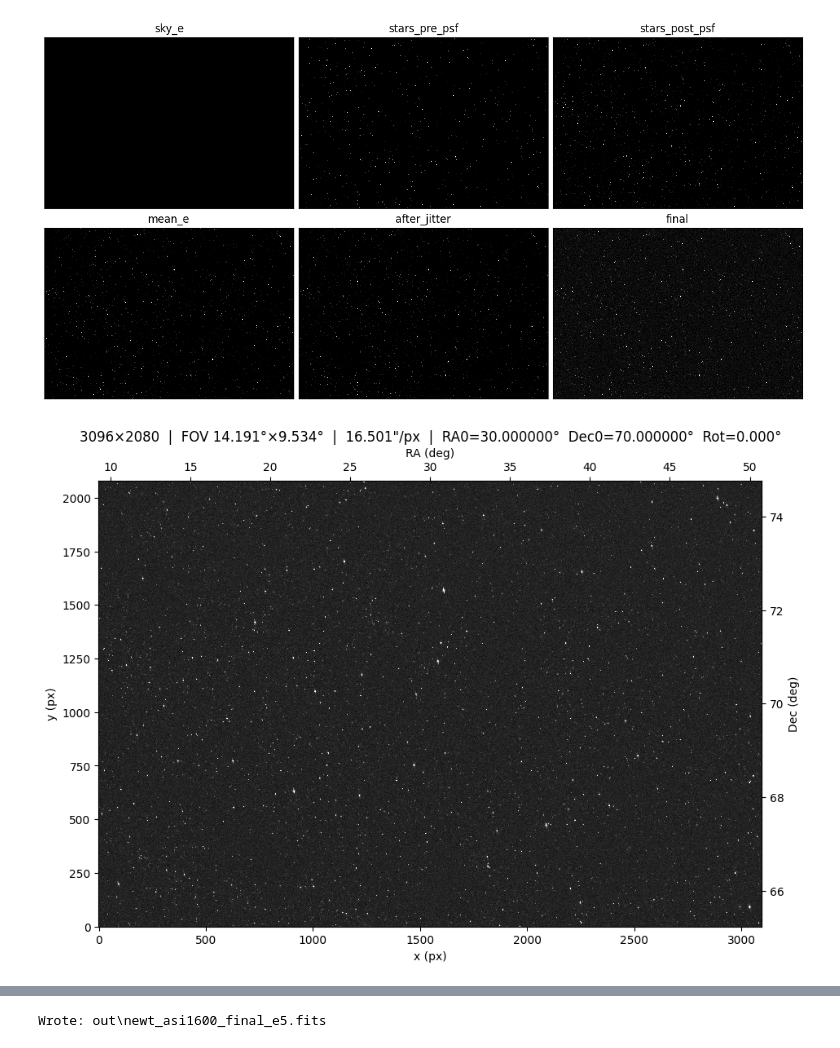
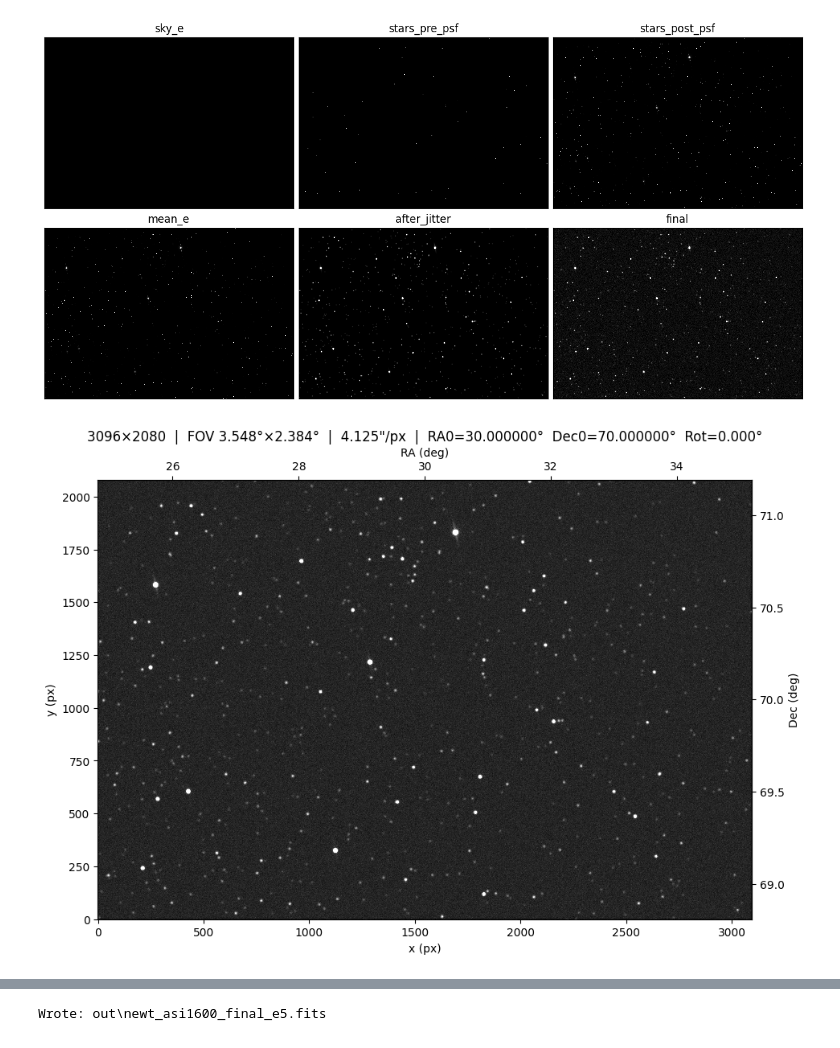
Before and after one commit to dlllonb/tele-img-sim, a Jupyter notebook: simtest.ipynb, the cells around one changed output, grey strips where cells are left out. Drawn from its saved outputs; the diff is of its cells as text; code cells hidden in the pictures.

```diff
--- a/simtest.ipynb
+++ b/simtest.ipynb
@@ -41,7 +41,7 @@ cam = Camera(
 # Example: 12 mm f/1.8
 # -------------------------------
 lens = Lens(
-    focal_mm=30.0,
+    focal_mm=120.0,
     f_number=1.8,
     transmission=0.9,
 )
@@ -64,42 +64,42 @@ mask = Mask(
     vane_width_mm=0.6,            # thin vanes (try 0.05–0.3 mm)
     n_vanes=2,                     # n_vanes counts unique lines over 180deg => 2 gives a "+" cross
     angle_deg=12.0,                 # rotate spider pattern if desired
-    psf_size_px=513,               # keep modest; increase if you want longer spikes
+    psf_size_px=300,               # keep modest; increase if you want longer spikes
 )
 
 # -------------------------------
 # Render config
 # -------------------------------
 cfg = RenderConfig(
     exposure_s=10.0,                # drone payload likely short exposures
     sky_mu_mag_per_arcsec2=21.0,
     zeropoint_e_per_s=0.0,         # keep your existing "derived" behavior for now
     lambda_eff_nm=550.0,
     band_nm=90.0,
 
     # Optional extra blur (focus/aberrations/seeing). For a tiny lens, keep small.
     psf_sigma_px=0.6,              # try 0.3–1.2
 
     mask=mask,
-    jitter_pointing_rms = 8,
+    jitter_pointing_rms = 16,
 
     enable_sky=True,
     enable_stars=True,
     enable_psf=True,
     enable_jitter=True,
     enable_noise=True,
 
     seed=42,
 )
 
 frame2, res2 = render(frame, cfg, stars=STAR_CSV)
 
 plot_render_stages(frame2, res2, cmap="gray", stretch="asinh", shared_scale=True)
 
 # A nice final view
 display_frame(frame2, cmap="gray", stretch="asinh", q_lo=0, q_hi=99.9)
 # %% [output]
-[figure, old version]
+[figure, new version]
-[figure, old version]
+[figure, new version]
 # %%
 plot_star_rois(frame, image=res2.final_e,
```
Also changed, not shown: parts of 1 cell of this notebook, 4 other files.
